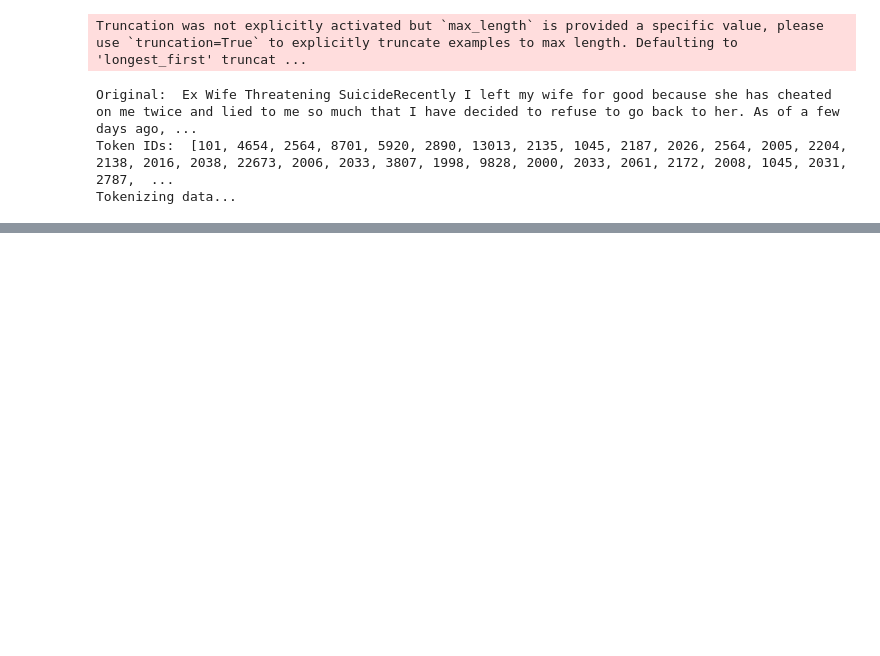
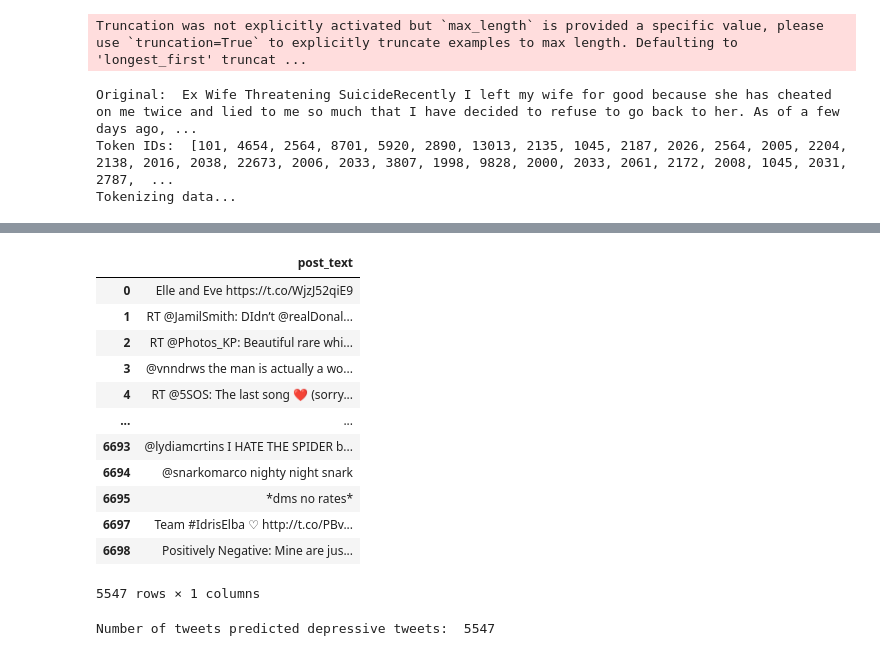
Before and after one commit to mandem296/Depression_detection_BERT_model, a Jupyter notebook: bert2.ipynb, the cells around one changed output, grey strips where cells are left out. Drawn from its saved outputs; the diff is of its cells as text; code cells hidden in the pictures; blank space fills up the shorter version.

Commit message:
test4

```diff
--- a/bert2.ipynb
+++ b/bert2.ipynb
@@ -621,0 +749,17 @@ output
+# %%
+output_non = test_data[preds==1]
+output_non
+# %% [output]
+|  | post_text |
+| 0 | Elle and Eve https://t.co/WjzJ52qiE9 |
+| 1 | RT @JamilSmith: DIdn’t @realDonal... |
+| 2 | RT @Photos_KP: Beautiful rare whi... |
+| 3 | @vnndrws the man is actually a wo... |
+| 4 | RT @5SOS: The last song ❤️ (sorry... |
+| ... | ... |
+| 6693 | @lydiamcrtins I HATE THE SPIDER b... |
+| 6694 | @snarkomarco nighty night snark |
+| 6695 | *dms no rates* |
+| 6697 | Team #IdrisElba ♡ http://t.co/PBv... |
+| 6698 | Positively Negative: Mine are jus... |
+5547 rows × 1 columns
@@ -622,23 +776,13 @@ output
 # %%
-from google.colab import files
-uploaded = files.upload()
-df3=pd.read_csv('/content/test.csv')
-
-
-# Run `preprocessing_for_bert` on the test set
-print('Tokenizing data...')
-test3_inputs, test3_masks = preprocessing_for_bert(df3.post_text)
-
-# Create the DataLoader for our test set
-test3_dataset = TensorDataset(test3_inputs, test3_masks)
-test3_sampler = SequentialSampler(test3_dataset)
-test3_dataloader = DataLoader(test3_dataset, sampler=test3_sampler, batch_size=32)
-# Compute predicted probabilities on the test set
-probs_test3 = bert_predict(bert_classifier, test3_dataloader)
+predictors=bert_predict(depressionModel, test_dataloader)
+                        # Compute predicted probabilities on the test set
 
 
 # Get predictions from the probabilities
 threshold = 0.9
-preds_test3 = np.where(probs_test3[:, 1] > threshold, 1, 0)
+preds = np.where(probs[:, 1] > threshold, 1, 0)
+
 # Number of tweets predicted non-negative
-print("Number of tweets predicted depressive tweets: ", preds_test3.sum())
+print("Number of tweets predicted depressive tweets: ", preds.sum())
+# %% [output]
+Number of tweets predicted depressive tweets:  5547
```
Also changed, not shown: parts of 28 cells of this notebook.
